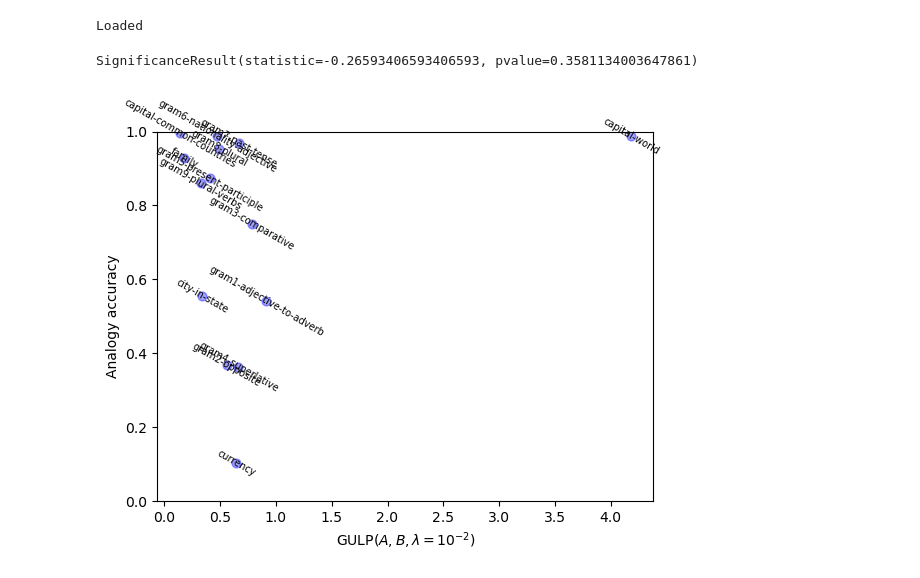
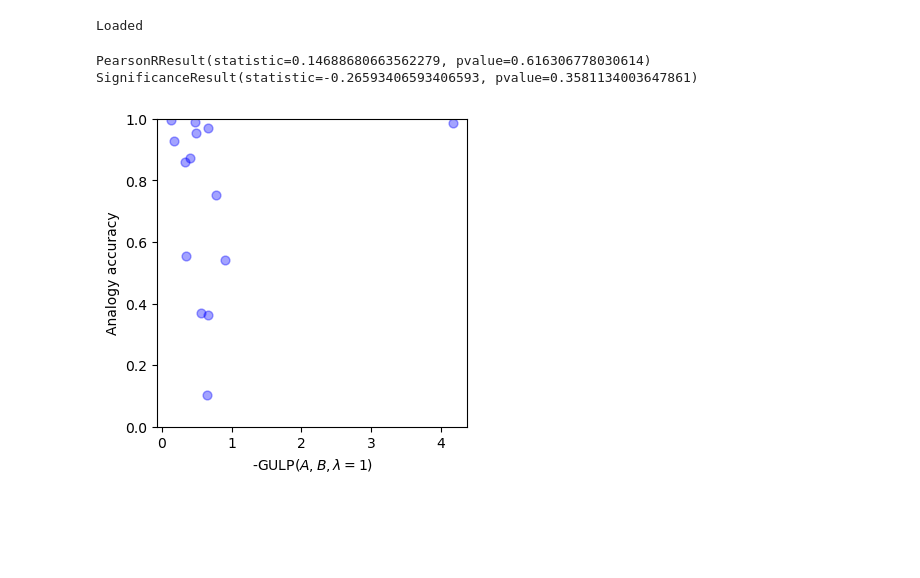
Before and after one commit to tiagoft/graph_structure, a Jupyter notebook: experiments/nngs_paper/notebooks/glove300_gulp.ipynb, the cells around one changed output. Cells and saved outputs as stored; diff of their text form; code cells hidden in the pictures; blank space fills up the shorter version.

```diff
--- a/experiments/nngs_paper/notebooks/glove300_gulp.ipynb
+++ b/experiments/nngs_paper/notebooks/glove300_gulp.ipynb
@@ -97,7 +97,7 @@ for category in tqdm(metaphors.keys()):
 
     ks = list(range(1, len(e1)))
     for idx, k in enumerate(ks):
-        s = gs.gulp_sim(e1, e2, lambda_=1e-2)
+        s = gs.gulp_sim(e1, e2, lambda_=1.0)
         sg[category].append(s)
 
     sg[category] = np.array(sg[category])
@@ -130,25 +130,26 @@ res2 = analogy_experiment(metaphors, embed_dict)
 # %%
 results = np.array([ [res[k][0], res2[k][0]] for k in res.keys()])
 labels = list(res.keys())
-st.pearsonr(results[:,0],results[:,1])
-st.spearmanr(results[:,0],results[:,1])
+print(st.pearsonr(results[:,0],results[:,1]))
+print(st.spearmanr(results[:,0],results[:,1]))
 # %% [output]
+PearsonRResult(statistic=0.14688680663562279, pvalue=0.616306778030614)
 SignificanceResult(statistic=-0.26593406593406593, pvalue=0.3581134003647861)
 # %%
 plt.figure(figsize=(4,4))
 for j in range(4):
     if j == 1 or j ==2 or j==1:
         continue
     plt.scatter(results[:,0], results[:,1], c='b', s=40, alpha=0.2)
 
-plt.xlabel('-GULP$(A,B,\lambda=10^{-2})$')
+plt.xlabel('-GULP$(A,B,\lambda=1)$')
 plt.ylabel('Analogy accuracy')
 plt.ylim([0,1])
 #plt.legend( bbox_to_anchor=(1.05, 1), loc='upper left')
 #for idx, text in enumerate(labels):
 #    plt.text(results[idx,0], results[idx,1], s=text, fontsize=7, ha='center', va='center', rotation=-30)
 #plt.title('GLoVe embeddings and Structural distance')
 plt.savefig('glove_accuracy_similarity_gulp.pdf', bbox_inches='tight')
 plt.show()
 # %% [output]
-[figure, old version]
+[figure, new version]
```
Also changed, not shown: 6 other files.
